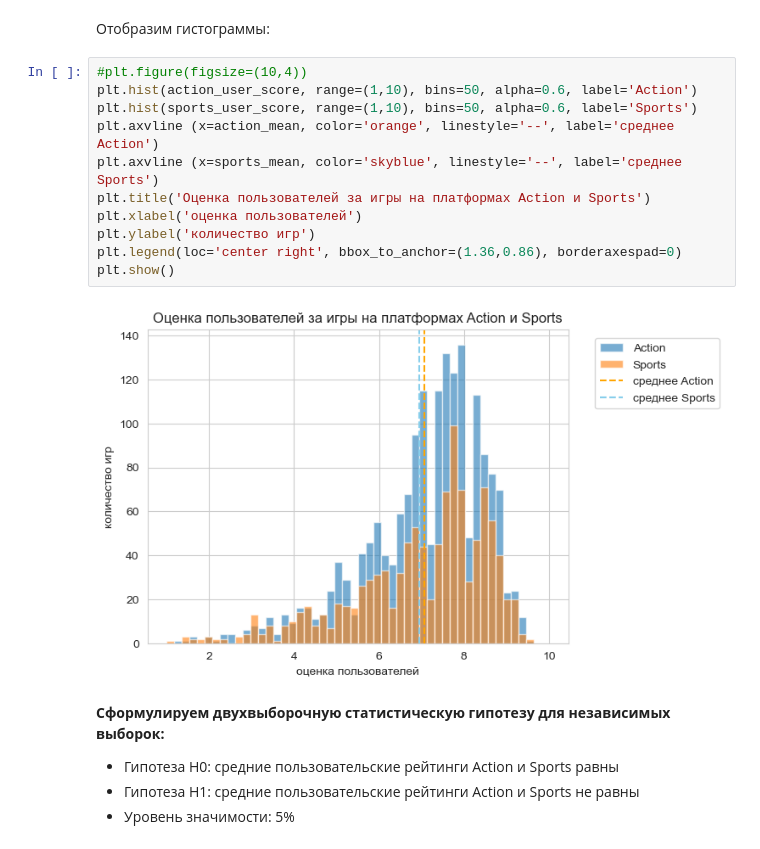
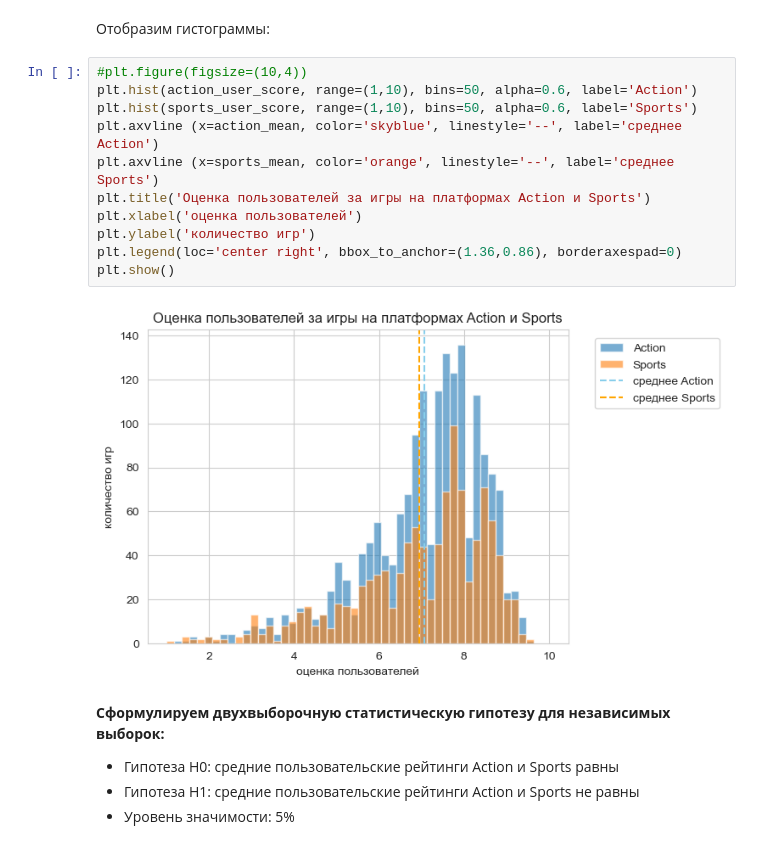
Before and after one commit to Dev-gramm/practicum-da98, a Jupyter notebook: project_1.ipynb, the cells around one changed output. Saved outputs shown, nothing was run; the diff lists cells and outputs as text.

```diff
--- a/project_1.ipynb
+++ b/project_1.ipynb
@@ -2500,16 +2500,16 @@ Name: user_score, dtype: float64
 # %%
 #plt.figure(figsize=(10,4))
 plt.hist(action_user_score, range=(1,10), bins=50, alpha=0.6, label='Action')
 plt.hist(sports_user_score, range=(1,10), bins=50, alpha=0.6, label='Sports')
-plt.axvline (x=action_mean, color='orange', linestyle='--', label='среднее Action')
-plt.axvline (x=sports_mean, color='skyblue', linestyle='--', label='среднее Sports')
+plt.axvline (x=action_mean, color='skyblue', linestyle='--', label='среднее Action')
+plt.axvline (x=sports_mean, color='orange', linestyle='--', label='среднее Sports')
 plt.title('Оценка пользователей за игры на платформах Action и Sports')
 plt.xlabel('оценка пользователей')
 plt.ylabel('количество игр')
 plt.legend(loc='center right', bbox_to_anchor=(1.36,0.86), borderaxespad=0)
 plt.show()
 # %% [output]
-[figure, old version]
+[figure, new version]
 # %% [markdown]
 <b>Сформулируем двухвыборочную статистическую гипотезу для независимых выборок:</b><br>
 * Гипотеза Н0: средние пользовательские рейтинги Action и Sports равны<br>
```
Also changed, not shown: parts of 2 cells of this notebook.
